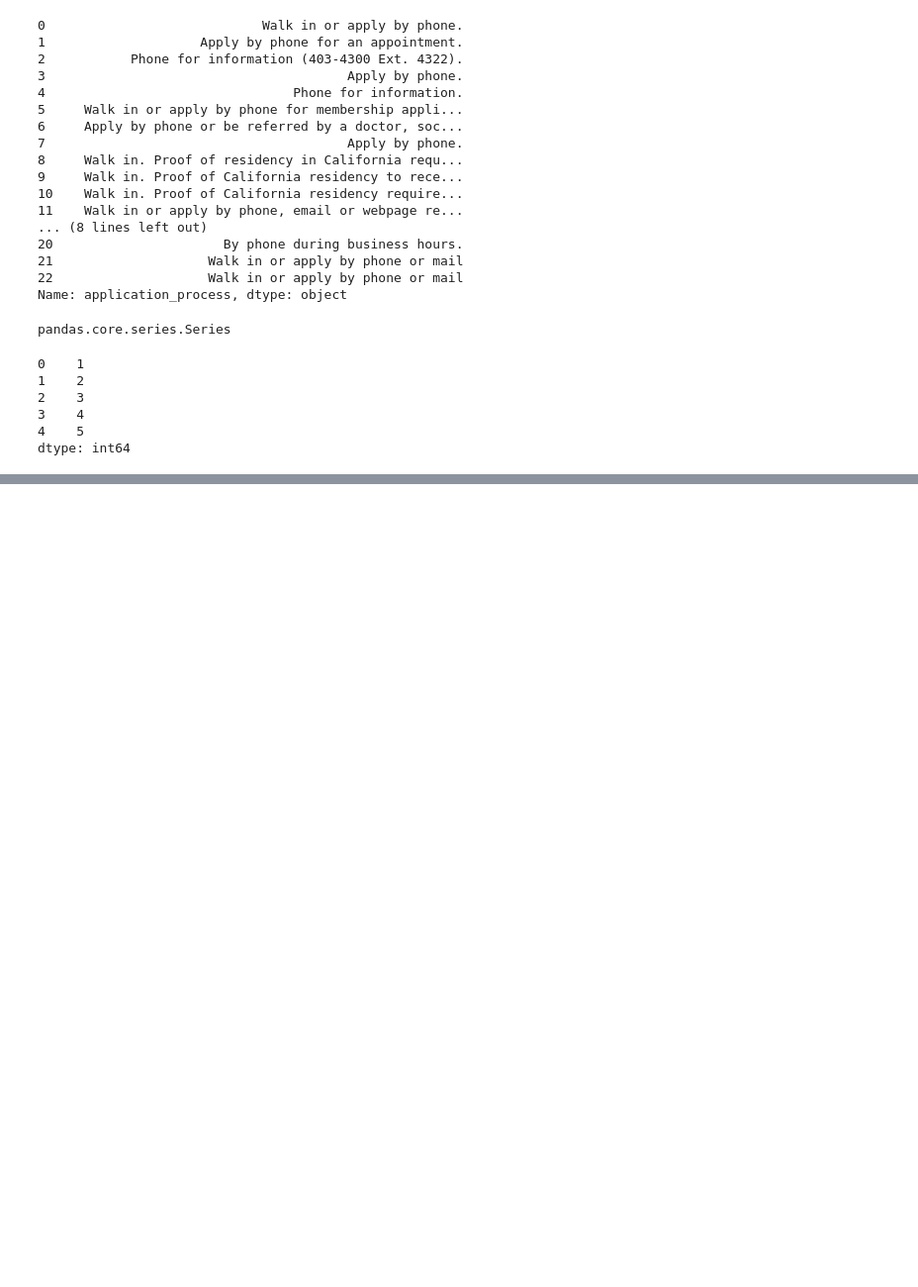
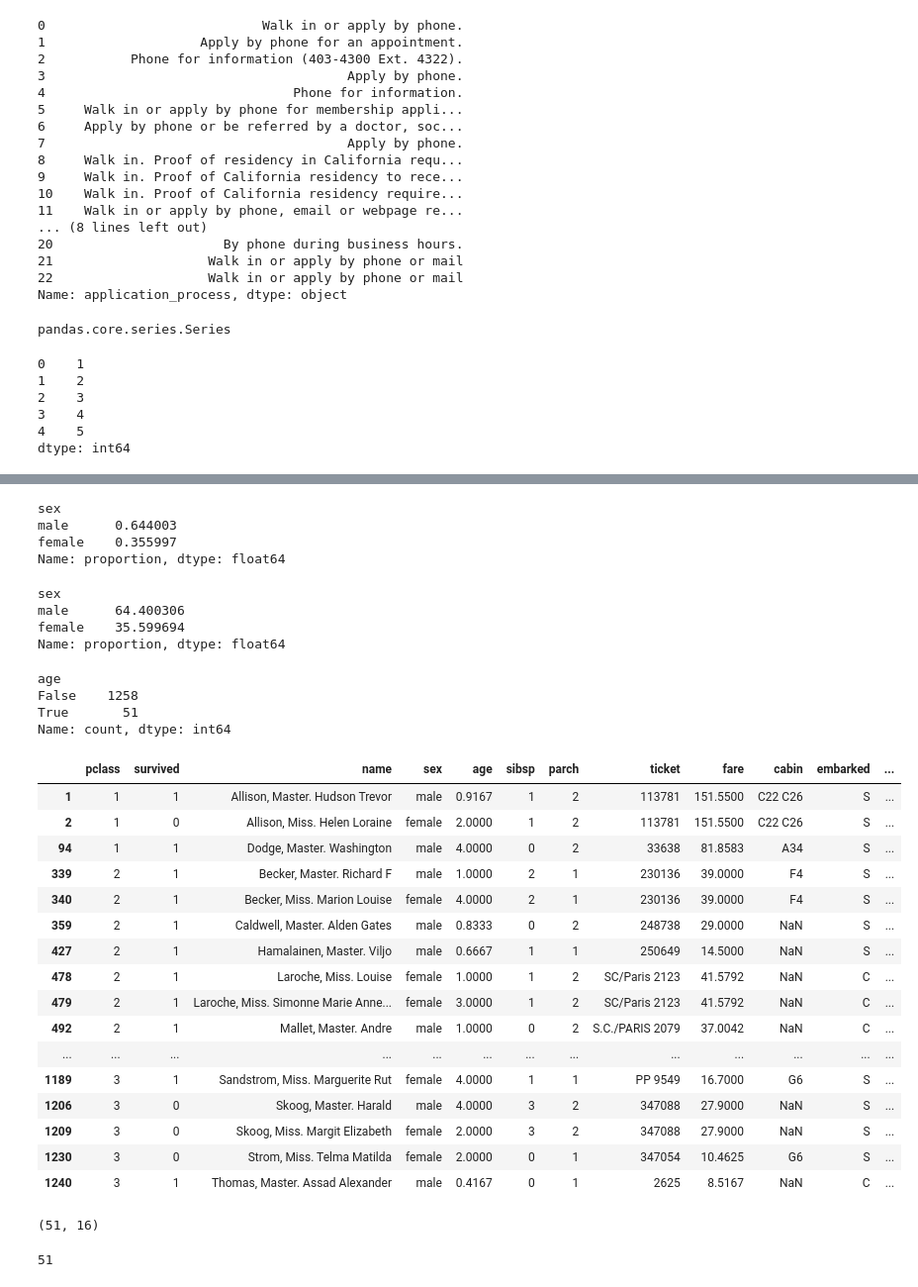
Before and after one commit to ArtTheClown-007/PythonAssignments, a Jupyter notebook: Pandas.ipynb, the cells around one changed output, grey strips where cells are left out. Shown at 99% size. Cells and saved outputs as stored; diff of their text form; code cells hidden in the pictures; blank space fills up the shorter version.

```diff
--- a/Pandas.ipynb
+++ b/Pandas.ipynb
@@ -161,0 +765,2 @@ dtype: int64
+# %%
+df1 = pd.read_excel("https://hbiostat.org/data/repo/titanic3.xls")
@@ -161,0 +883,3 @@ dtype: int64
+# %%
+df1["Status"] = "Dead"
+df1
@@ -161,0 +900,2 @@ dtype: int64
+# %%
+df1["family"] = df1['sibsp'] + df1['parch']
@@ -161,0 +1002,14 @@ dtype: int64
+# %%
+df1['sex'].value_counts(normalize = True)
+# %% [output]
+sex
+male      0.644003
+female    0.355997
+Name: proportion, dtype: float64
+# %%
+df1['sex'].value_counts(normalize = True) * 100
+# %% [output]
+sex
+male      64.400306
+female    35.599694
+Name: proportion, dtype: float64
@@ -161,0 +1018,35 @@ dtype: int64
+# %%
+(df1["age"] < 5).value_counts()
+# %% [output]
+age
+False    1258
+True       51
+Name: count, dtype: int64
+# %%
+df1[df1["age"] < 5]
+# %% [output]
+|  | pclass | survived | name | sex | age | sibsp | parch | ticket | fare | cabin | embarked | ... |
+| 1 | 1 | 1 | Allison, Master. Hudson Trevor | male | 0.9167 | 1 | 2 | 113781 | 151.5500 | C22 C26 | S | ... |
+| 2 | 1 | 0 | Allison, Miss. Helen Loraine | female | 2.0000 | 1 | 2 | 113781 | 151.5500 | C22 C26 | S | ... |
+| 94 | 1 | 1 | Dodge, Master. Washington | male | 4.0000 | 0 | 2 | 33638 | 81.8583 | A34 | S | ... |
+| 339 | 2 | 1 | Becker, Master. Richard F | male | 1.0000 | 2 | 1 | 230136 | 39.0000 | F4 | S | ... |
+| 340 | 2 | 1 | Becker, Miss. Marion Louise | female | 4.0000 | 2 | 1 | 230136 | 39.0000 | F4 | S | ... |
+| 359 | 2 | 1 | Caldwell, Master. Alden Gates | male | 0.8333 | 0 | 2 | 248738 | 29.0000 | NaN | S | ... |
+| 427 | 2 | 1 | Hamalainen, Master. Viljo | male | 0.6667 | 1 | 1 | 250649 | 14.5000 | NaN | S | ... |
+| 478 | 2 | 1 | Laroche, Miss. Louise | female | 1.0000 | 1 | 2 | SC/Paris 2123 | 41.5792 | NaN | C | ... |
+| 479 | 2 | 1 | Laroche, Miss. Simonne Marie Anne... | female | 3.0000 | 1 | 2 | SC/Paris 2123 | 41.5792 | NaN | C | ... |
+| 492 | 2 | 1 | Mallet, Master. Andre | male | 1.0000 | 0 | 2 | S.C./PARIS 2079 | 37.0042 | NaN | C | ... |
+| ... | ... | ... | ... | ... | ... | ... | ... | ... | ... | ... | ... | ... |
+| 1189 | 3 | 1 | Sandstrom, Miss. Marguerite Rut | female | 4.0000 | 1 | 1 | PP 9549 | 16.7000 | G6 | S | ... |
+| 1206 | 3 | 0 | Skoog, Master. Harald | male | 4.0000 | 3 | 2 | 347088 | 27.9000 | NaN | S | ... |
+| 1209 | 3 | 0 | Skoog, Miss. Margit Elizabeth | female | 2.0000 | 3 | 2 | 347088 | 27.9000 | NaN | S | ... |
+| 1230 | 3 | 0 | Strom, Miss. Telma Matilda | female | 2.0000 | 0 | 1 | 347054 | 10.4625 | G6 | S | ... |
+| 1240 | 3 | 1 | Thomas, Master. Assad Alexander | male | 0.4167 | 0 | 1 | 2625 | 8.5167 | NaN | C | ... |
+# %%
+df1[df1["age"] < 5].shape
+# %% [output]
+(51, 16)
+# %%
+len(df1[df1["age"] < 5])
+# %% [output]
+51
```
Also changed, not shown: parts of 118 cells of this notebook, 3 other files.
